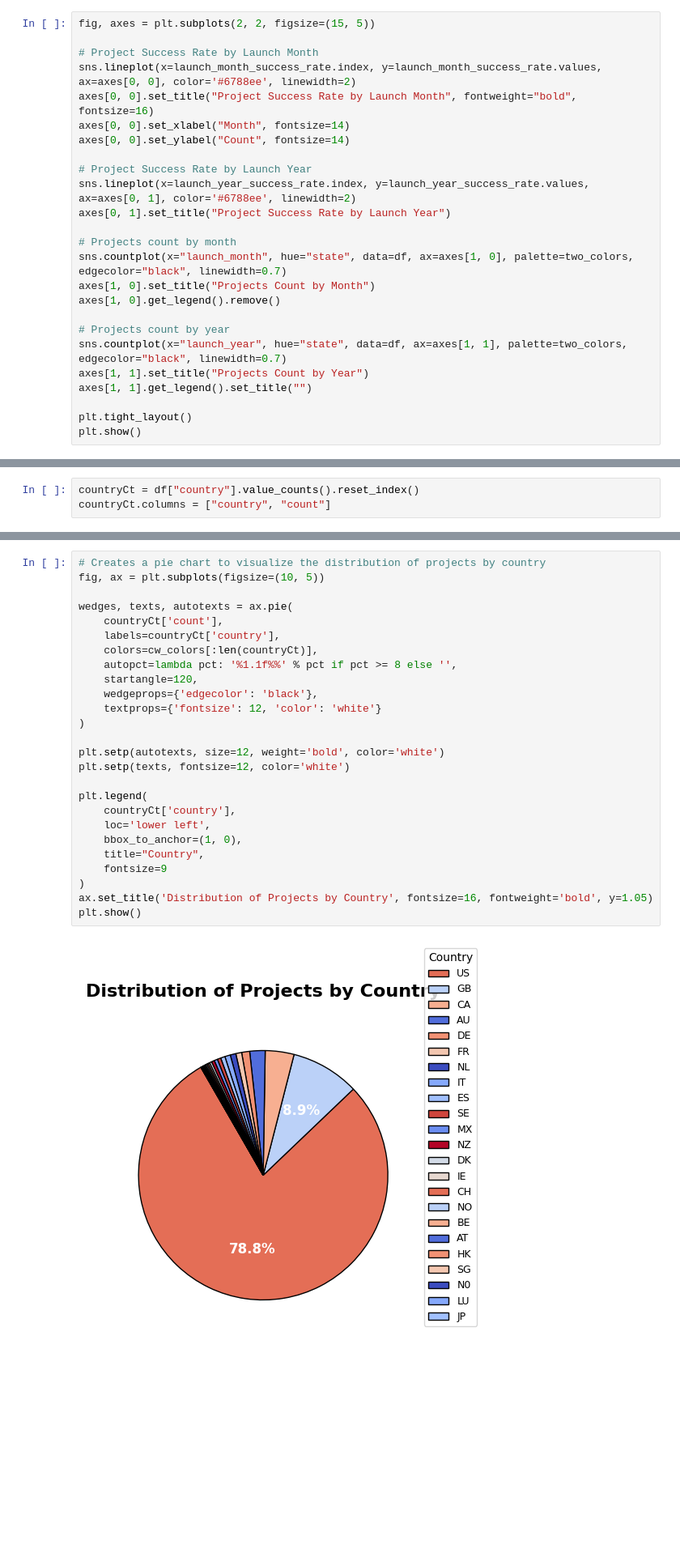
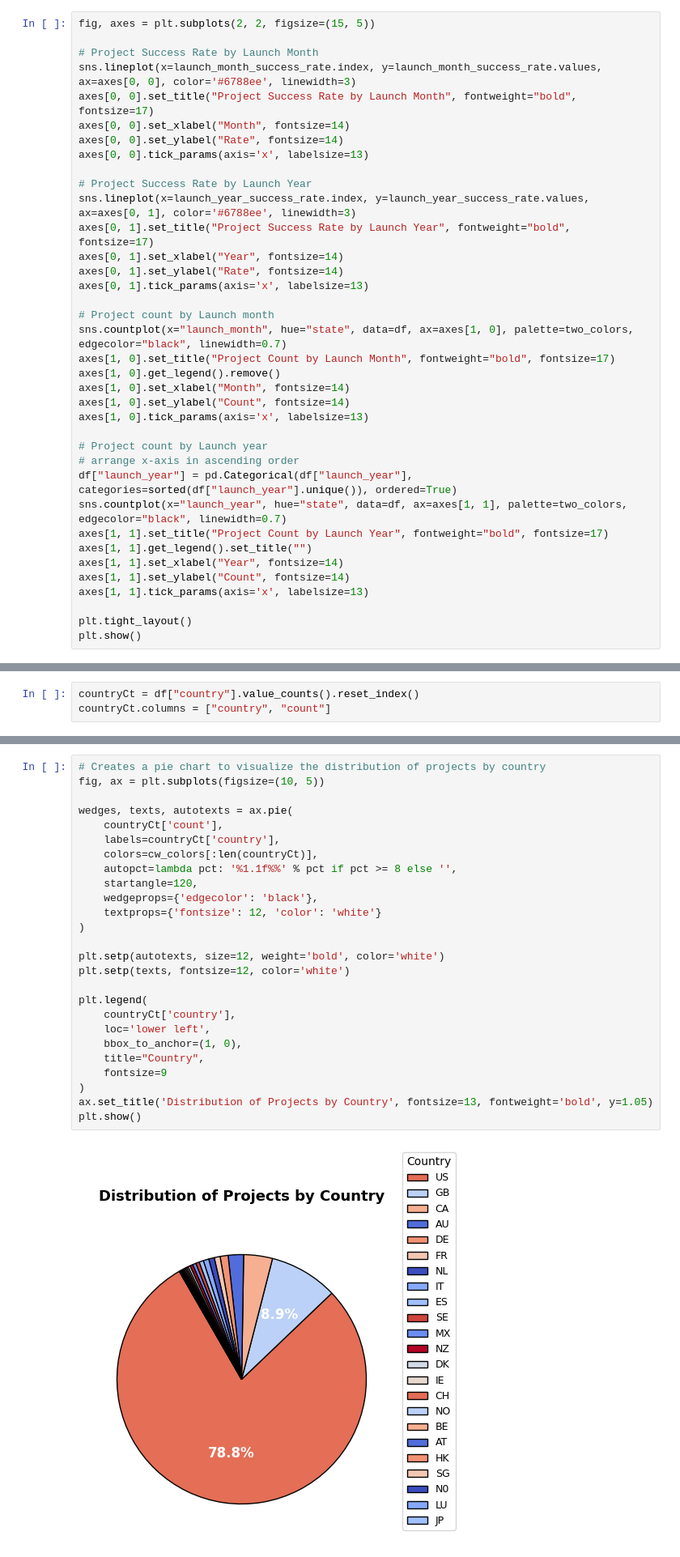
Before and after one commit to camgitblame/kickstarter, a Jupyter notebook: Code.ipynb, the cells around one changed output, grey strips where cells are left out. Shown at 81% size. Saved outputs shown, nothing was run; the diff lists cells and outputs as text; blank space fills up the shorter version.

```diff
--- a/Code.ipynb
+++ b/Code.ipynb
@@ -526,24 +576,36 @@ launch_year_success_rate = df.groupby("launch_year")["state_numeric"].mean()
 fig, axes = plt.subplots(2, 2, figsize=(15, 5))
 
 # Project Success Rate by Launch Month
-sns.lineplot(x=launch_month_success_rate.index, y=launch_month_success_rate.values, ax=axes[0, 0], color='#6788ee', linewidth=2)
-axes[0, 0].set_title("Project Success Rate by Launch Month", fontweight="bold", fontsize=16)
+sns.lineplot(x=launch_month_success_rate.index, y=launch_month_success_rate.values, ax=axes[0, 0], color='#6788ee', linewidth=3)
+axes[0, 0].set_title("Project Success Rate by Launch Month", fontweight="bold", fontsize=17)
 axes[0, 0].set_xlabel("Month", fontsize=14)
-axes[0, 0].set_ylabel("Count", fontsize=14)
+axes[0, 0].set_ylabel("Rate", fontsize=14)
+axes[0, 0].tick_params(axis='x', labelsize=13)
 
 # Project Success Rate by Launch Year
-sns.lineplot(x=launch_year_success_rate.index, y=launch_year_success_rate.values, ax=axes[0, 1], color='#6788ee', linewidth=2)
-axes[0, 1].set_title("Project Success Rate by Launch Year")
+sns.lineplot(x=launch_year_success_rate.index, y=launch_year_success_rate.values, ax=axes[0, 1], color='#6788ee', linewidth=3)
+axes[0, 1].set_title("Project Success Rate by Launch Year", fontweight="bold", fontsize=17)
+axes[0, 1].set_xlabel("Year", fontsize=14)
+axes[0, 1].set_ylabel("Rate", fontsize=14)
+axes[0, 1].tick_params(axis='x', labelsize=13)
 
-# Projects count by month
+# Project count by Launch month
 sns.countplot(x="launch_month", hue="state", data=df, ax=axes[1, 0], palette=two_colors, edgecolor="black", linewidth=0.7)
-axes[1, 0].set_title("Projects Count by Month")
+axes[1, 0].set_title("Project Count by Launch Month", fontweight="bold", fontsize=17)
 axes[1, 0].get_legend().remove()
+axes[1, 0].set_xlabel("Month", fontsize=14)
+axes[1, 0].set_ylabel("Count", fontsize=14)
+axes[1, 0].tick_params(axis='x', labelsize=13)
 
-# Projects count by year
+# Project count by Launch year
+# arrange x-axis in ascending order
+df["launch_year"] = pd.Categorical(df["launch_year"], categories=sorted(df["launch_year"].unique()), ordered=True)
 sns.countplot(x="launch_year", hue="state", data=df, ax=axes[1, 1], palette=two_colors, edgecolor="black", linewidth=0.7)
-axes[1, 1].set_title("Projects Count by Year")
+axes[1, 1].set_title("Project Count by Launch Year", fontweight="bold", fontsize=17)
 axes[1, 1].get_legend().set_title("")
+axes[1, 1].set_xlabel("Year", fontsize=14)
+axes[1, 1].set_ylabel("Count", fontsize=14)
+axes[1, 1].tick_params(axis='x', labelsize=13)
 
 plt.tight_layout()
 plt.show()
@@ -616,31 +678,31 @@ countrySuccessRate = countrySuccessRate.sort_values(by="success_rate", ascending
 # %%
 # Creates a pie chart to visualize the distribution of projects by country
 fig, ax = plt.subplots(figsize=(10, 5))
 
 wedges, texts, autotexts = ax.pie(
     countryCt['count'],
     labels=countryCt['country'],
     colors=cw_colors[:len(countryCt)],
     autopct=lambda pct: '%1.1f%%' % pct if pct >= 8 else '',
     startangle=120,
     wedgeprops={'edgecolor': 'black'},
     textprops={'fontsize': 12, 'color': 'white'}
 )
 
 plt.setp(autotexts, size=12, weight='bold', color='white')
 plt.setp(texts, fontsize=12, color='white')
 
 plt.legend(
     countryCt['country'],
     loc='lower left',
     bbox_to_anchor=(1, 0),
     title="Country",
     fontsize=9
 )
-ax.set_title('Distribution of Projects by Country', fontsize=16, fontweight='bold', y=1.05)
+ax.set_title('Distribution of Projects by Country', fontsize=13, fontweight='bold', y=1.05)
 plt.show()
 # %% [output]
-[figure, old version]
+[figure, new version]
 # %%
 # Success rate by country
 plt.figure(figsize=(7, 5))
```
Also changed, not shown: parts of 12 cells of this notebook.
